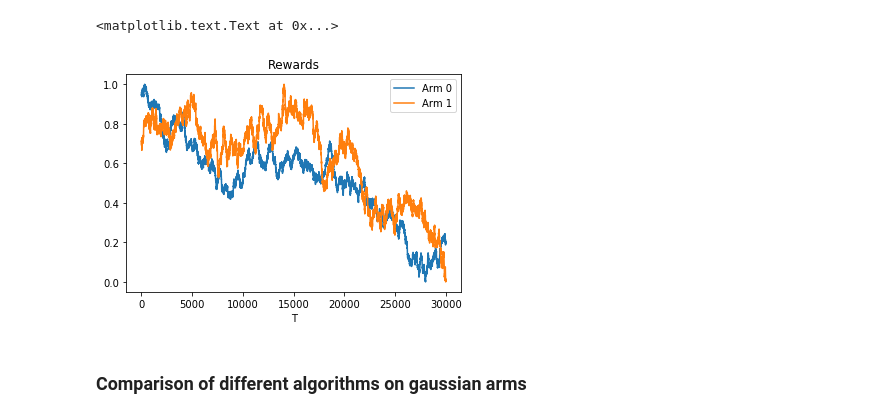
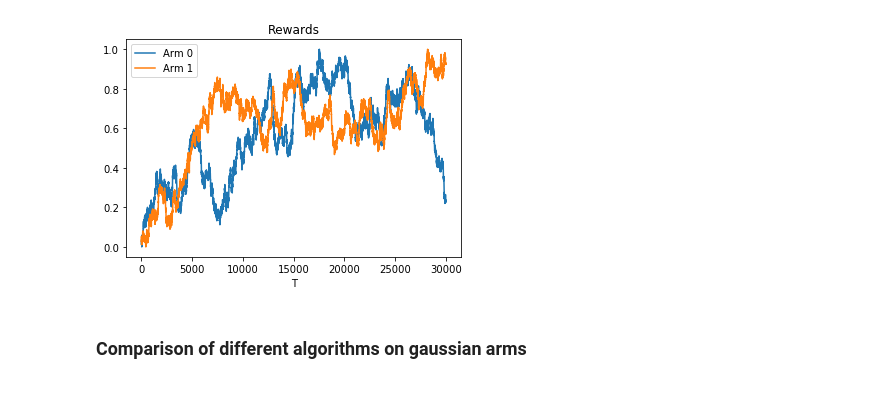
Before and after one commit to NicolasSchreuder/AdversarialBandit, a Jupyter notebook: MarkovChainExperiment.ipynb, the cells around one changed output. Saved outputs shown, nothing was run; the diff lists cells and outputs as text; code cells hidden in the pictures.

```diff
--- a/MarkovChainExperiment.ipynb
+++ b/MarkovChainExperiment.ipynb
@@ -18,19 +20,22 @@ def gaussian_traj(T):
     gp /= max(gp)
     return(gp)
 # %%
+np.random.seed(1)
+
 T = 30000
 
 K = 2
 MAB = [Arm(gaussian_traj(T)) for _ in range(K)]
 
 for arm in MAB:
     plt.plot(arm.rewards)
 plt.xlabel("T")
 plt.legend(['Arm {}'.format(str(k)) for k in range(K)])
 plt.title('Rewards')
+
+savefig('MarkovRewards', dpi=500)
 # %% [output]
-<matplotlib.text.Text at 0x...>
-[figure, old version]
+[figure, new version]
 # %% [markdown]
 ### Comparison of different algorithms on gaussian arms
 # %%
```
Also changed, not shown: parts of 10 cells of this notebook, 8 other files.
